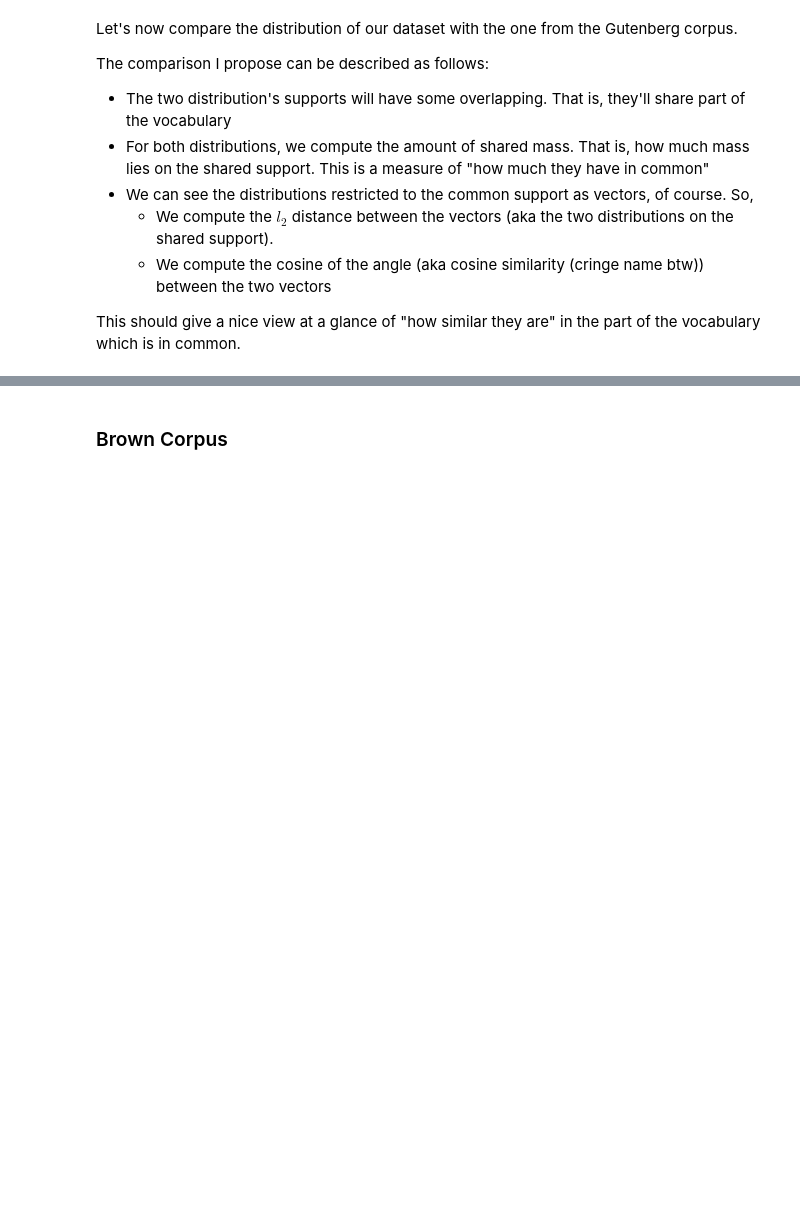
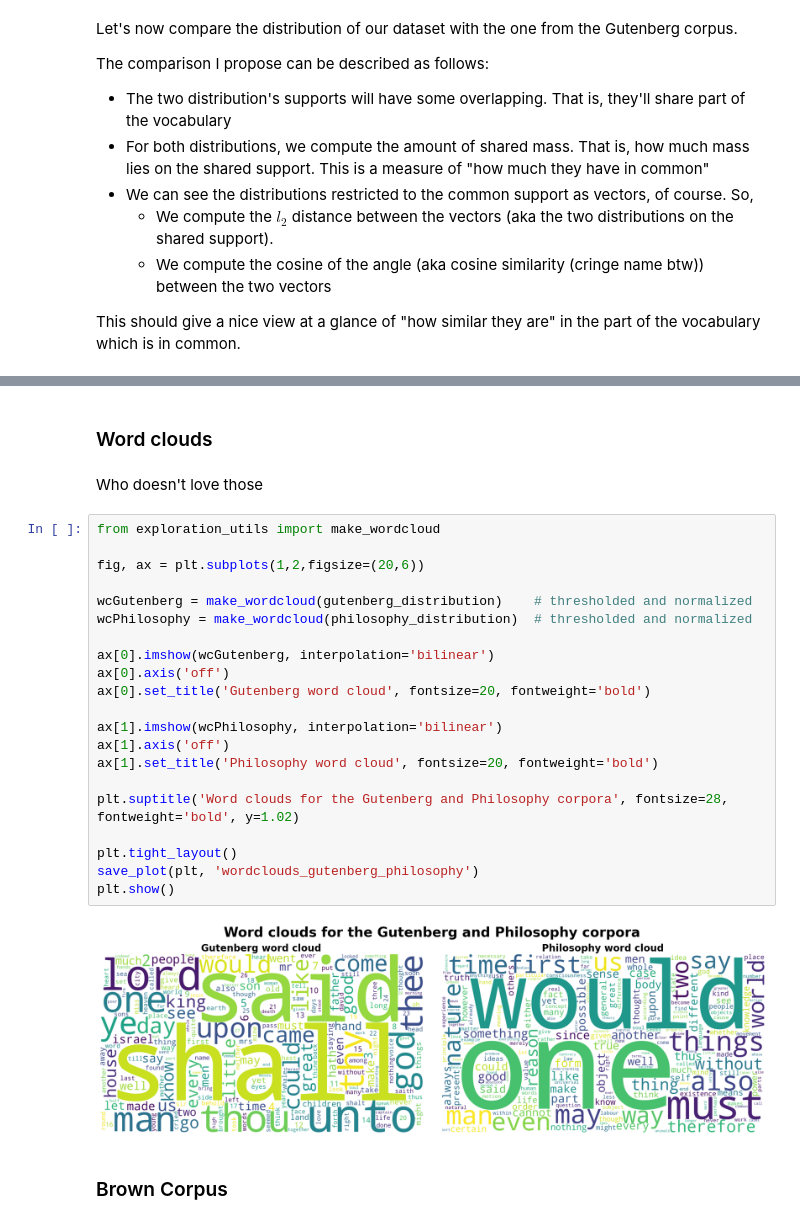
Before and after one commit to giordanoscerra/ProjectAthena, a Jupyter notebook: Exploration/contrastive_analysis.ipynb, the cells around one changed output, grey strips where cells are left out. Saved outputs shown, nothing was run; the diff lists cells and outputs as text; blank space fills up the shorter version.

Commit message:
Added wordcloud

```diff
--- a/Exploration/contrastive_analysis.ipynb
+++ b/Exploration/contrastive_analysis.ipynb
@@ -355,3 +353,30 @@ plt.show()
+# %% [markdown]
+### Word clouds
+# %% [markdown]
+Who doesn't love those
+# %%
+from exploration_utils import make_wordcloud
+
+fig, ax = plt.subplots(1,2,figsize=(20,6))
+
+wcGutenberg = make_wordcloud(gutenberg_distribution)    # thresholded and normalized
+wcPhilosophy = make_wordcloud(philosophy_distribution)  # thresholded and normalized
+
+ax[0].imshow(wcGutenberg, interpolation='bilinear')
+ax[0].axis('off')
+ax[0].set_title('Gutenberg word cloud', fontsize=20, fontweight='bold')
+
+ax[1].imshow(wcPhilosophy, interpolation='bilinear')
+ax[1].axis('off')
+ax[1].set_title('Philosophy word cloud', fontsize=20, fontweight='bold')
+
+plt.suptitle('Word clouds for the Gutenberg and Philosophy corpora', fontsize=28, fontweight='bold', y=1.02)
+
+plt.tight_layout()
+save_plot(plt, 'wordclouds_gutenberg_philosophy')
+plt.show()
+# %% [output]
+[figure, added]
 # %% [markdown]
 ### Brown Corpus
 # %%
```
Also changed, not shown: parts of 5 cells of this notebook, 2 other files.
